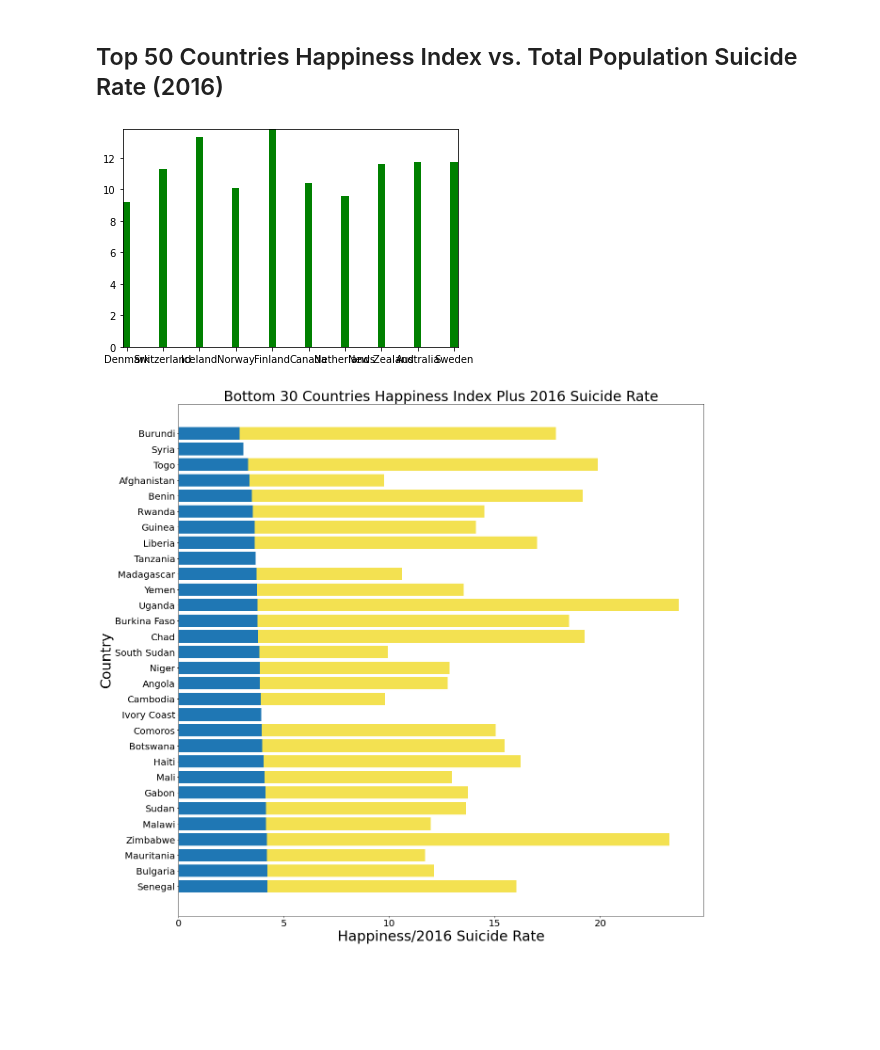
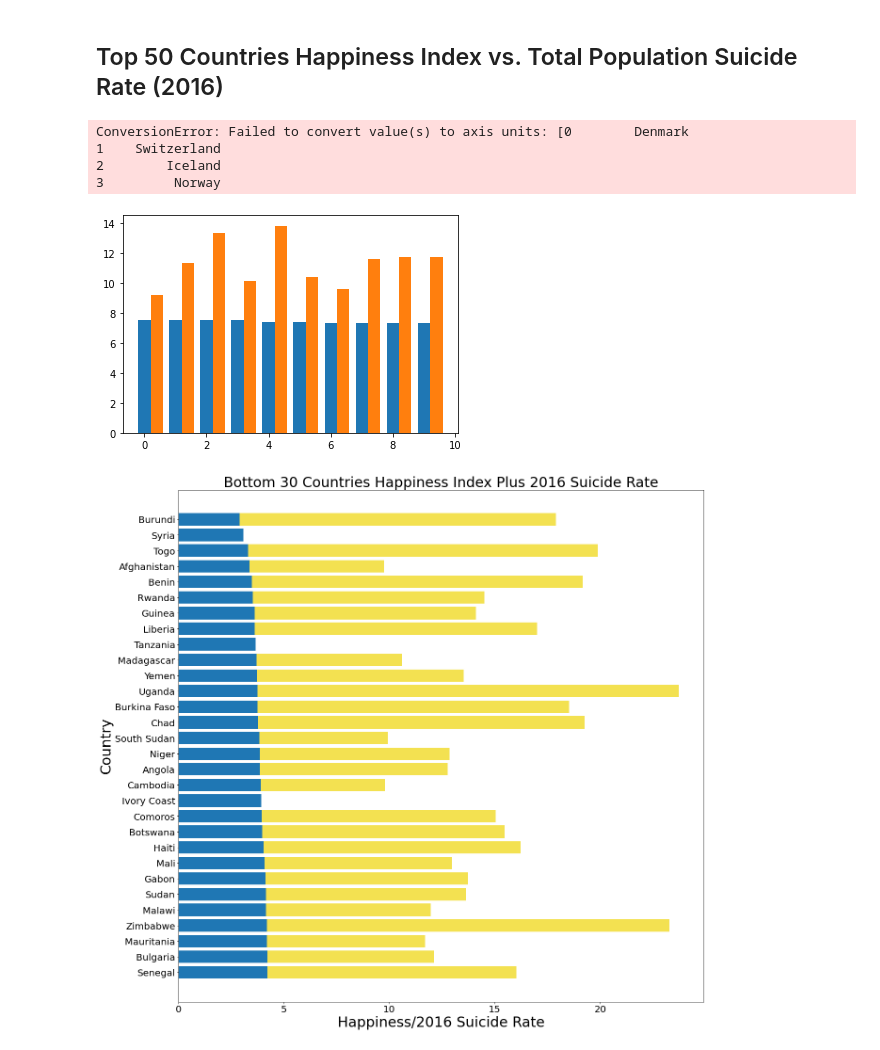
Before and after one commit to TBBSparks/Team-Happiness, a Jupyter notebook: TeamHappiness_Combined_V1.ipynb, the cells around one changed output. Cells and saved outputs as stored; diff of their text form; code cells hidden in the pictures; blank space fills up the shorter version.

```diff
--- a/TeamHappiness_Combined_V1.ipynb
+++ b/TeamHappiness_Combined_V1.ipynb
@@ -104,39 +104,42 @@ plt.savefig("Plot_5")
 # # Calculate total population suicide rate per country
 # Avg_Suicide_Rate=suicide_df
 
 # Horizontal stacked bar chart
 top30_df= merged_df.loc[0:29]
 low30_df=merged_df.loc[127:156]
 
 top10_df=merged_df.loc[0:9]
 low10_df=merged_df.loc[147:156]
 
 top_Happy_Score=top10_df["Happiness Score"]
 top_Suicide_Rate=top10_df["2016"]
 topIndex=top10_df["Country"]
 
-w=0.2
+w=0.4
 
-ax=plt.subplot(111)
-bar1=ax.bar(topIndex,top_Happy_Score,width=0.2,color="blue")
-bar2=ax.bar(topIndex,top_Suicide_Rate,width=0.2,color="green")
-ax.autoscale(tight=True)
+plt.bar(np.arange(len(top_Happy_Score)),top_Happy_Score,width=w)
+plt.bar(np.arange(len(top_Suicide_Rate))+w,top_Suicide_Rate,width=w)
+plt.xticks([topIndex])
 plt.show()
 
 # x=["top_Happy_Score","top_Suicide_Rate"]
 
 # plt.barh(topIndex,top_Happy_Score)
 # plt.barh(topIndex,top_Suicide_Rate,left=top_Happy_Score,color="#f3e151")
 # plt.rcParams["figure.figsize"]=(10,10)
 # plt.title("Top 30 Countries Happiness Index Plus 2016 Suicide Rate",fontsize=30)
 # plt.ylabel("Country",fontsize=30)
 # plt.xlabel("Happiness/2016 Suicide Rate",fontsize=30)
 # plt.rc('xtick', labelsize=20)
 # plt.rc('ytick', labelsize=20)
 # plt.savefig("Plot_1")
 # plt.show()
 # %% [output]
+ConversionError: Failed to convert value(s) to axis units: [0        Denmark
+1    Switzerland
+2        Iceland
+3         Norway
-[figure, old version]
+[figure, new version]
 # %%
 # # Calculate total population suicide rate per country
 # Avg_Suicide_Rate=suicide_df
```
